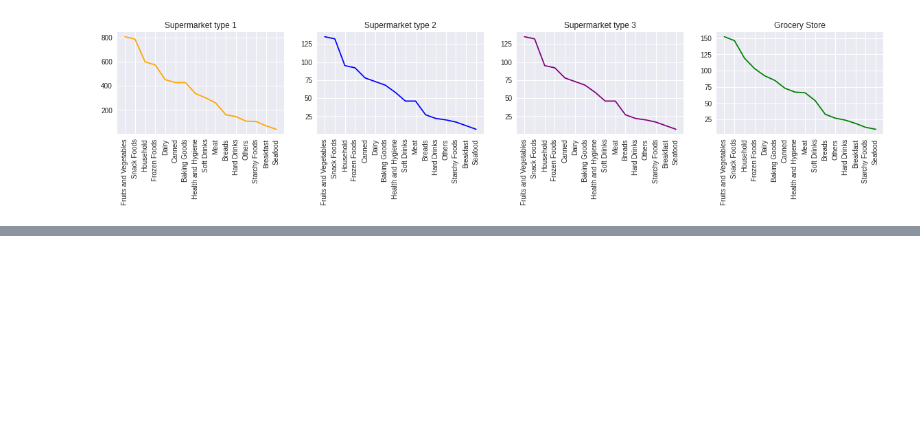
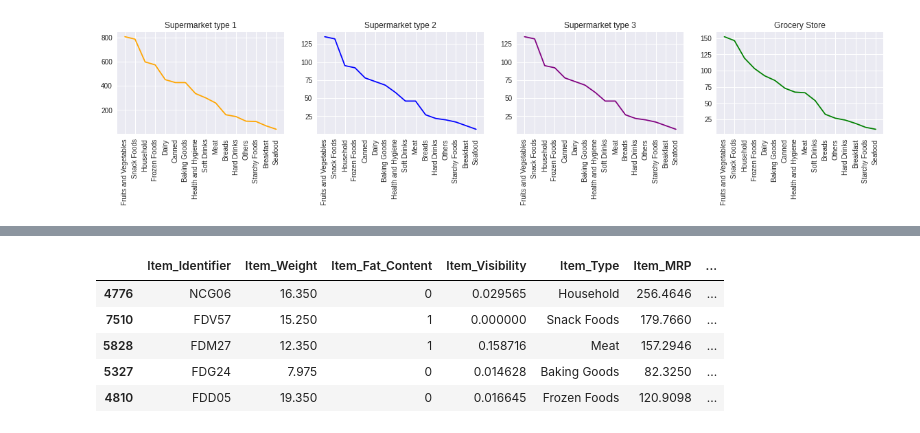
Before and after one commit to YesenniaP/introducci-n-github, a Jupyter notebook: Prediccion_ventas.ipynb, the cells around one changed output, grey strips where cells are left out. Cells and saved outputs as stored; diff of their text form; code cells hidden in the pictures; blank space fills up the shorter version.

```diff
--- a/Prediccion_ventas.ipynb
+++ b/Prediccion_ventas.ipynb
@@ -214,0 +346,12 @@ plt.show()
+# %%
+fat = {'Low Fat': 0, 'Regular': 1}
+X_train["Item_Fat_Content"]= X_train["Item_Fat_Content"].replace(fat)
+X_test["Item_Fat_Content"] = X_test["Item_Fat_Content"].replace(fat)
+X_train.head()
+# %% [output]
+|  | Item_Identifier | Item_Weight | Item_Fat_Content | Item_Visibility | Item_Type | Item_MRP | ... |
+| 4776 | NCG06 | 16.350 | 0 | 0.029565 | Household | 256.4646 | ... |
+| 7510 | FDV57 | 15.250 | 1 | 0.000000 | Snack Foods | 179.7660 | ... |
+| 5828 | FDM27 | 12.350 | 1 | 0.158716 | Meat | 157.2946 | ... |
+| 5327 | FDG24 | 7.975 | 0 | 0.014628 | Baking Goods | 82.3250 | ... |
+| 4810 | FDD05 | 19.350 | 0 | 0.016645 | Frozen Foods | 120.9098 | ... |
```
Also changed, not shown: parts of 42 cells of this notebook.
